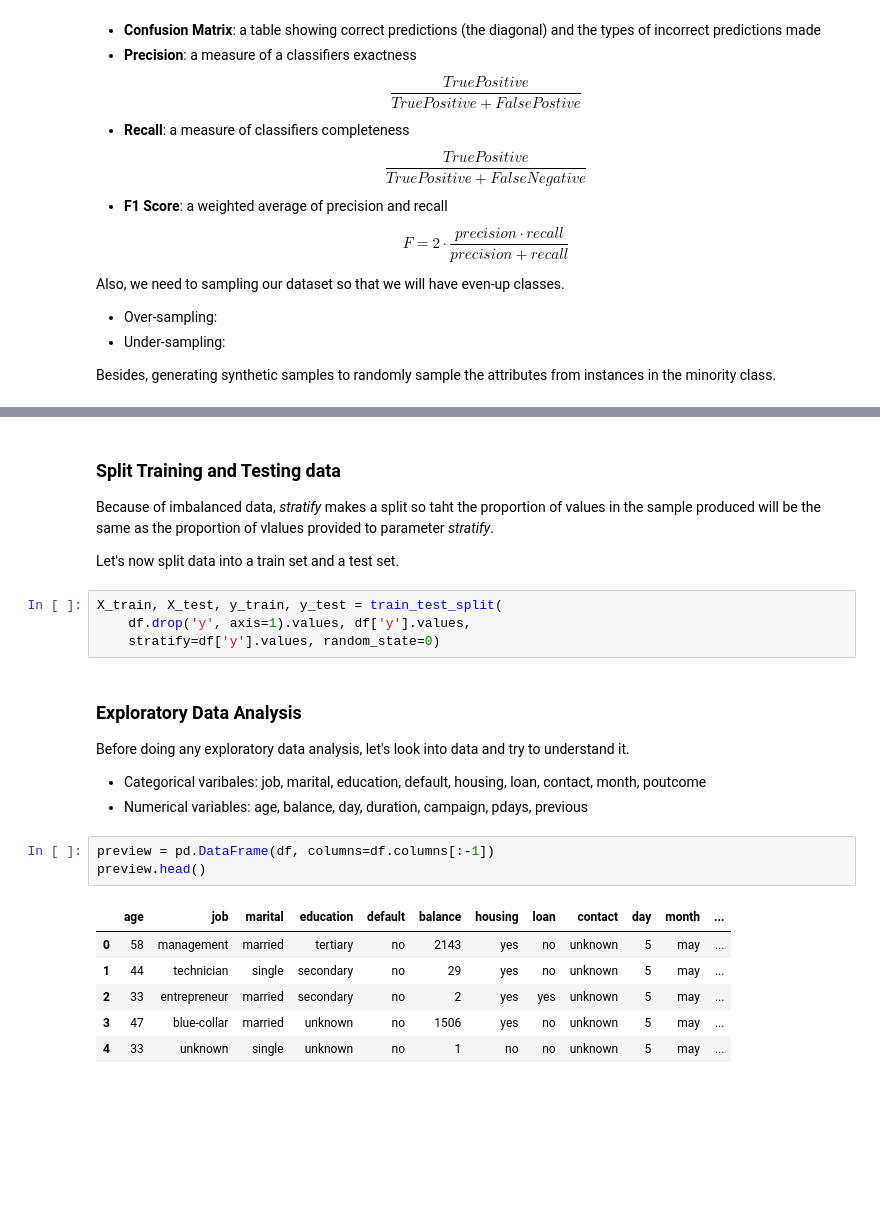
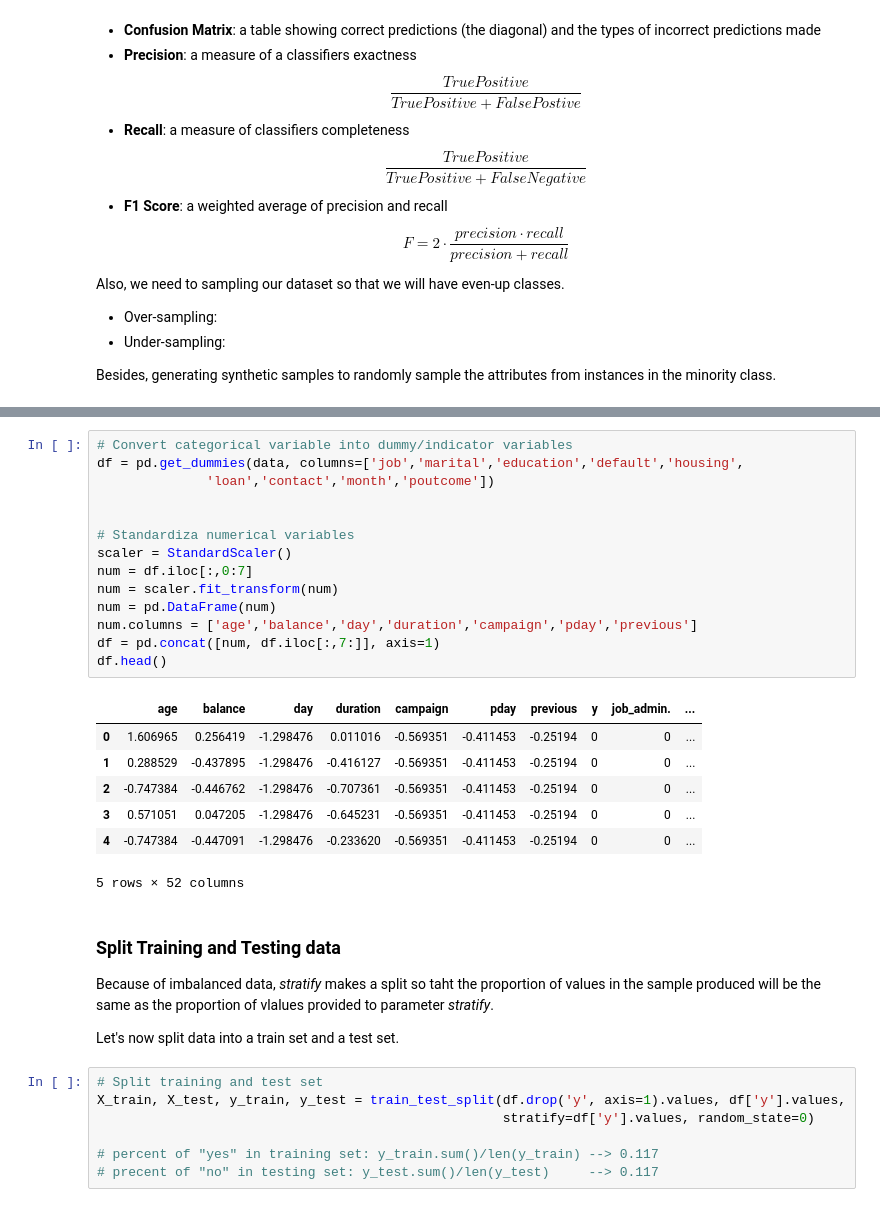
Before and after one commit to lingblahblah/Big-Data-in-Finance, a Jupyter notebook: Data Analysis.ipynb, the cells around one changed output, grey strips where cells are left out. Cells and saved outputs as stored; diff of their text form; blank space fills up the shorter version.

```diff
--- a/Data Analysis.ipynb
+++ b/Data Analysis.ipynb
@@ -34,26 +209,34 @@ Name: y, dtype: int64
+# %%
+# Convert categorical variable into dummy/indicator variables
+df = pd.get_dummies(data, columns=['job','marital','education','default','housing',
+              'loan','contact','month','poutcome'])
+
+
+# Standardiza numerical variables
+scaler = StandardScaler()
+num = df.iloc[:,0:7]
+num = scaler.fit_transform(num)
+num = pd.DataFrame(num)
+num.columns = ['age','balance','day','duration','campaign','pday','previous']
+df = pd.concat([num, df.iloc[:,7:]], axis=1)
+df.head()
+# %% [output]
+|  | age | balance | day | duration | campaign | pday | previous | y | job_admin. | ... |
+| 0 | 1.606965 | 0.256419 | -1.298476 | 0.011016 | -0.569351 | -0.411453 | -0.25194 | 0 | 0 | ... |
+| 1 | 0.288529 | -0.437895 | -1.298476 | -0.416127 | -0.569351 | -0.411453 | -0.25194 | 0 | 0 | ... |
+| 2 | -0.747384 | -0.446762 | -1.298476 | -0.707361 | -0.569351 | -0.411453 | -0.25194 | 0 | 0 | ... |
+| 3 | 0.571051 | 0.047205 | -1.298476 | -0.645231 | -0.569351 | -0.411453 | -0.25194 | 0 | 0 | ... |
+| 4 | -0.747384 | -0.447091 | -1.298476 | -0.233620 | -0.569351 | -0.411453 | -0.25194 | 0 | 0 | ... |
+5 rows × 52 columns
 # %% [markdown]
 ### Split Training and Testing data
 Because of imbalanced data, *stratify* makes a split so taht the proportion of values in the sample produced will be the same as the proportion of vlalues provided to parameter *stratify*.
 
 Let's now split data into a train set and a test set.
 # %%
-X_train, X_test, y_train, y_test = train_test_split(
-    df.drop('y', axis=1).values, df['y'].values,
-    stratify=df['y'].values, random_state=0)
+# Split training and test set
+X_train, X_test, y_train, y_test = train_test_split(df.drop('y', axis=1).values, df['y'].values,
+                                                    stratify=df['y'].values, random_state=0)
+
+# percent of "yes" in training set: y_train.sum()/len(y_train) --> 0.117
+# precent of "no" in testing set: y_test.sum()/len(y_test)     --> 0.117
-# %% [markdown]
-### Exploratory Data Analysis
-
-Before doing any exploratory data analysis, let's look into data and try to understand it.
-
-- Categorical varibales: job, marital, education, default, housing, loan, contact, month, poutcome
-- Numerical variables: age, balance, day, duration, campaign, pdays, previous
-# %%
-preview = pd.DataFrame(df, columns=df.columns[:-1])
-preview.head()
-# %% [output]
-|  | age | job | marital | education | default | balance | housing | loan | contact | day | month | ... |
-| 0 | 58 | management | married | tertiary | no | 2143 | yes | no | unknown | 5 | may | ... |
-| 1 | 44 | technician | single | secondary | no | 29 | yes | no | unknown | 5 | may | ... |
-| 2 | 33 | entrepreneur | married | secondary | no | 2 | yes | yes | unknown | 5 | may | ... |
-| 3 | 47 | blue-collar | married | unknown | no | 1506 | yes | no | unknown | 5 | may | ... |
-| 4 | 33 | unknown | single | unknown | no | 1 | no | no | unknown | 5 | may | ... |
```
Also changed, not shown: parts of 24 cells of this notebook, 7 other files.
